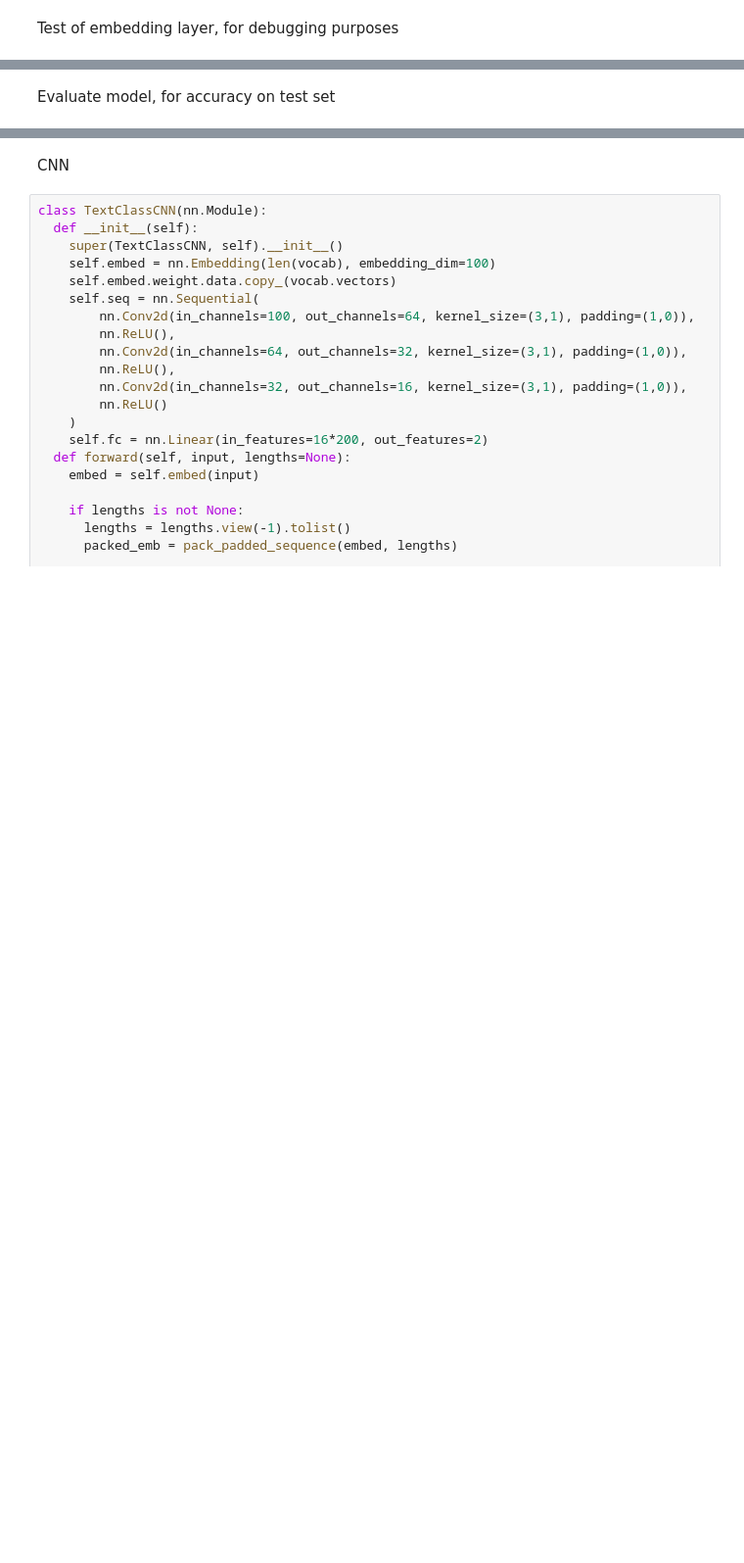
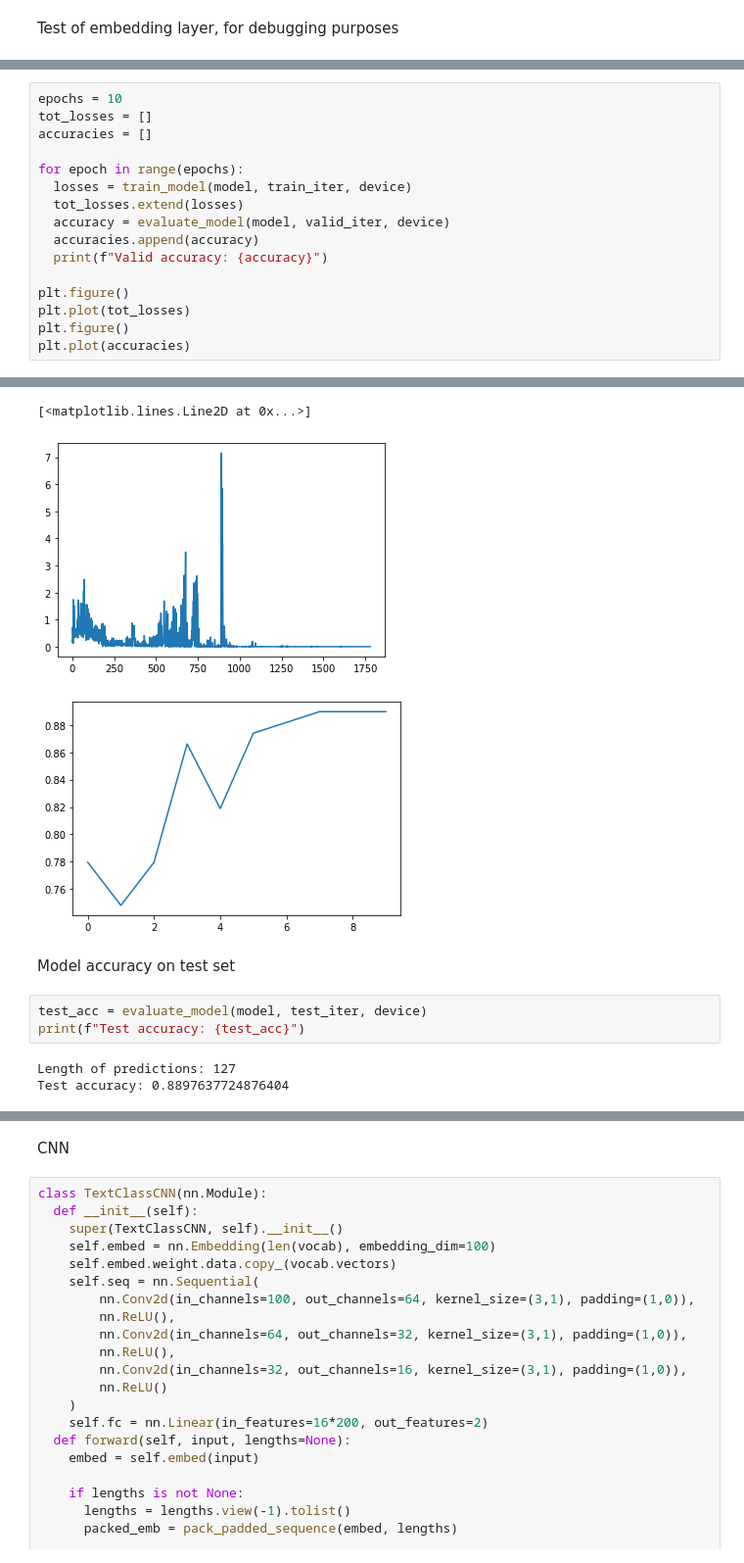
Before and after one commit to paulhkang/pied-paper-ml, a Jupyter notebook: text_classification.ipynb, the cells around one changed output, grey strips where cells are left out. Shown at 98% size. Cells and saved outputs as stored; diff of their text form; blank space fills up the shorter version.

```diff
--- a/text_classification.ipynb
+++ b/text_classification.ipynb
@@ -302,0 +328,17 @@ tensor([1, 1, 0, 0, 1, 0, 1, 1, 1, 1, 1, 1, 1, 0, 0, 0, 1, 1, 0, 1, 1, 1, 1, 1,
+# %%
+epochs = 10
+tot_losses = []
+accuracies = []
+
+for epoch in range(epochs):
+  losses = train_model(model, train_iter, device)
+  tot_losses.extend(losses)
+  accuracy = evaluate_model(model, valid_iter, device)
+  accuracies.append(accuracy)
+  print(f"Valid accuracy: {accuracy}")
+
+plt.figure()
+plt.plot(tot_losses)
+plt.figure()
+plt.plot(accuracies)
+# %% [output]
@@ -303,3 +362,12 @@ tensor([1, 1, 0, 0, 1, 0, 1, 1, 1, 1, 1, 1, 1, 0, 0, 0, 1, 1, 0, 1, 1, 1, 1, 1,
+[<matplotlib.lines.Line2D at 0x...>]
+[figure, added]
+[figure, added]
 # %% [markdown]
-Evaluate model, for accuracy on test set
+Model accuracy on test set
+# %%
+test_acc = evaluate_model(model, test_iter, device)
+print(f"Test accuracy: {test_acc}")
+# %% [output]
+Length of predictions: 127
+Test accuracy: 0.8897637724876404
 # %%
```
Also changed, not shown: parts of 42 cells of this notebook, 1 other file.
